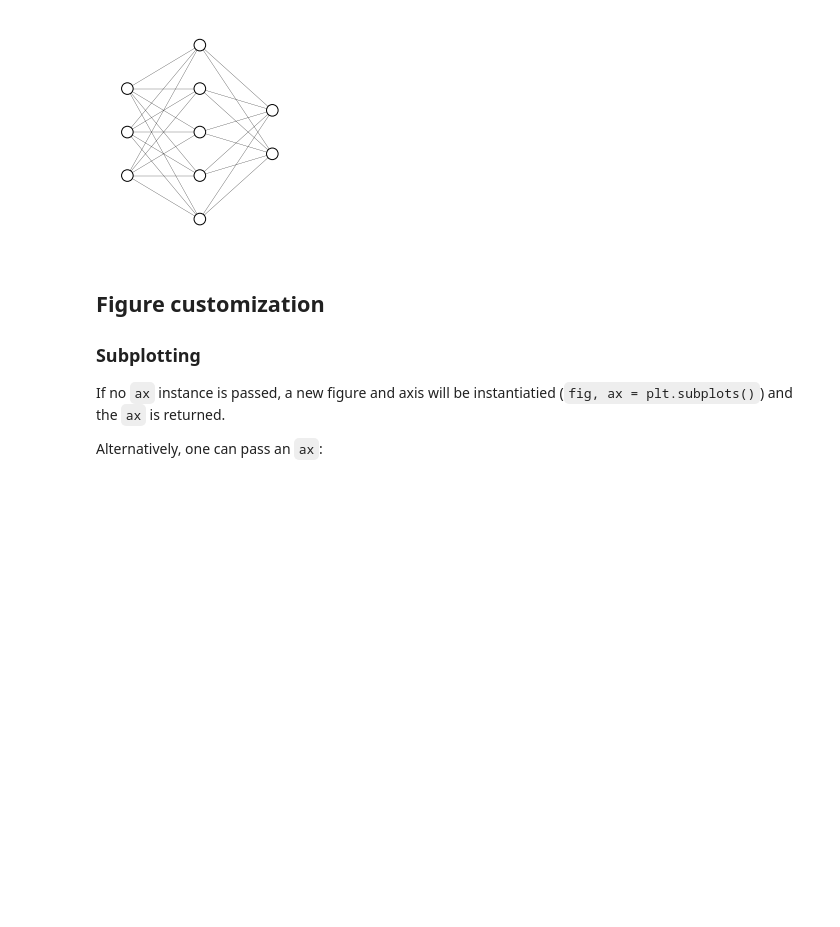
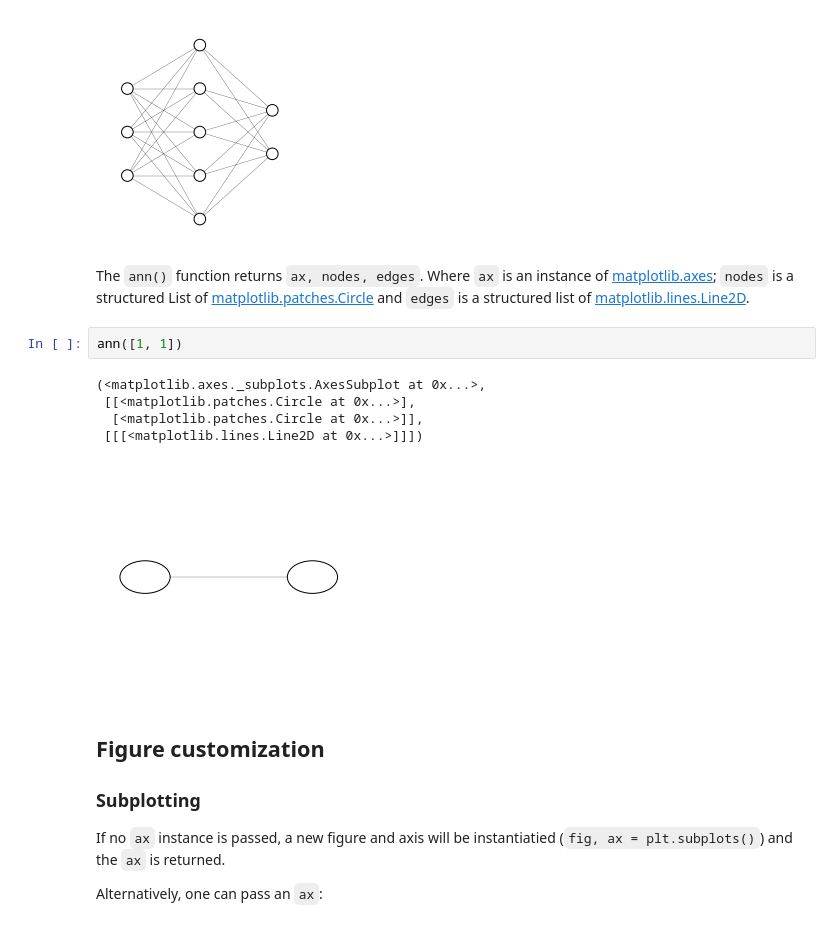
Before and after one commit to marnec/plot_ann, a Jupyter notebook: README.ipynb, the cells around one changed output. Drawn from its saved outputs; the diff is of its cells as text; blank space fills up the shorter version.

```diff
--- a/README.ipynb
+++ b/README.ipynb
@@ -9,6 +9,16 @@ ax, *_ = ann([3, 5, 2])
 ax.set_aspect('equal')
 # %% [output]
 [figure]
+# %% [markdown]
+The `ann()` function returns `ax, nodes, edges`. Where `ax` is an instance of [matplotlib.axes](https://matplotlib.org/3.3.3/api/axes_api.html); `nodes` is a structured List of [matplotlib.patches.Circle](https://matplotlib.org/3.3.3/api/_as_gen/matplotlib.patches.Circle.html) and `edges` is a structured list of [matplotlib.lines.Line2D](https://matplotlib.org/3.1.1/api/_as_gen/matplotlib.lines.Line2D.html).
+# %%
+ann([1, 1])
+# %% [output]
+(<matplotlib.axes._subplots.AxesSubplot at 0x...>,
+ [[<matplotlib.patches.Circle at 0x...>],
+  [<matplotlib.patches.Circle at 0x...>]],
+ [[[<matplotlib.lines.Line2D at 0x...>]]])
+[figure, added]
 # %% [markdown]
 ## Figure customization
 
```
Also changed, not shown: 17 other files.
